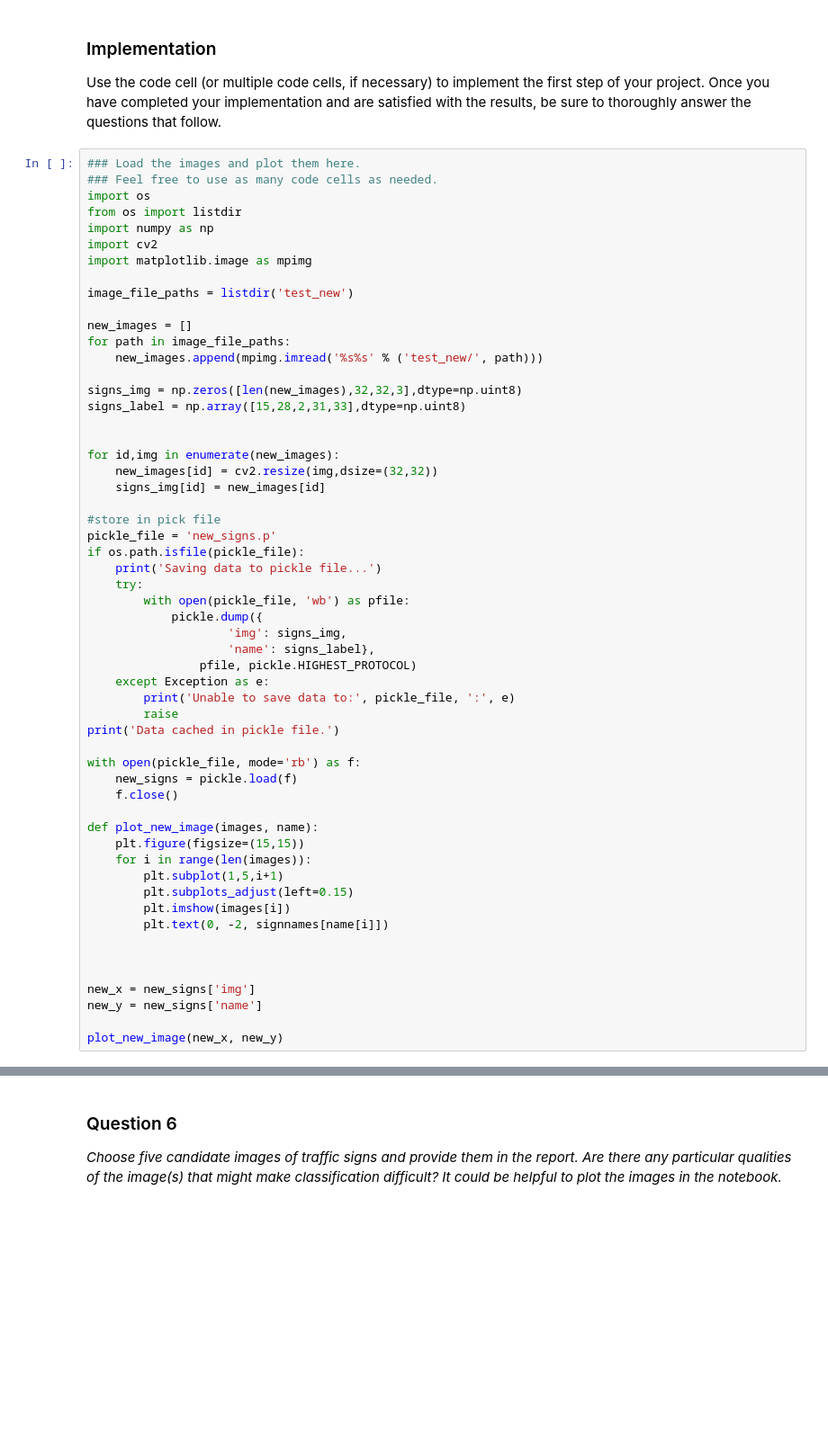
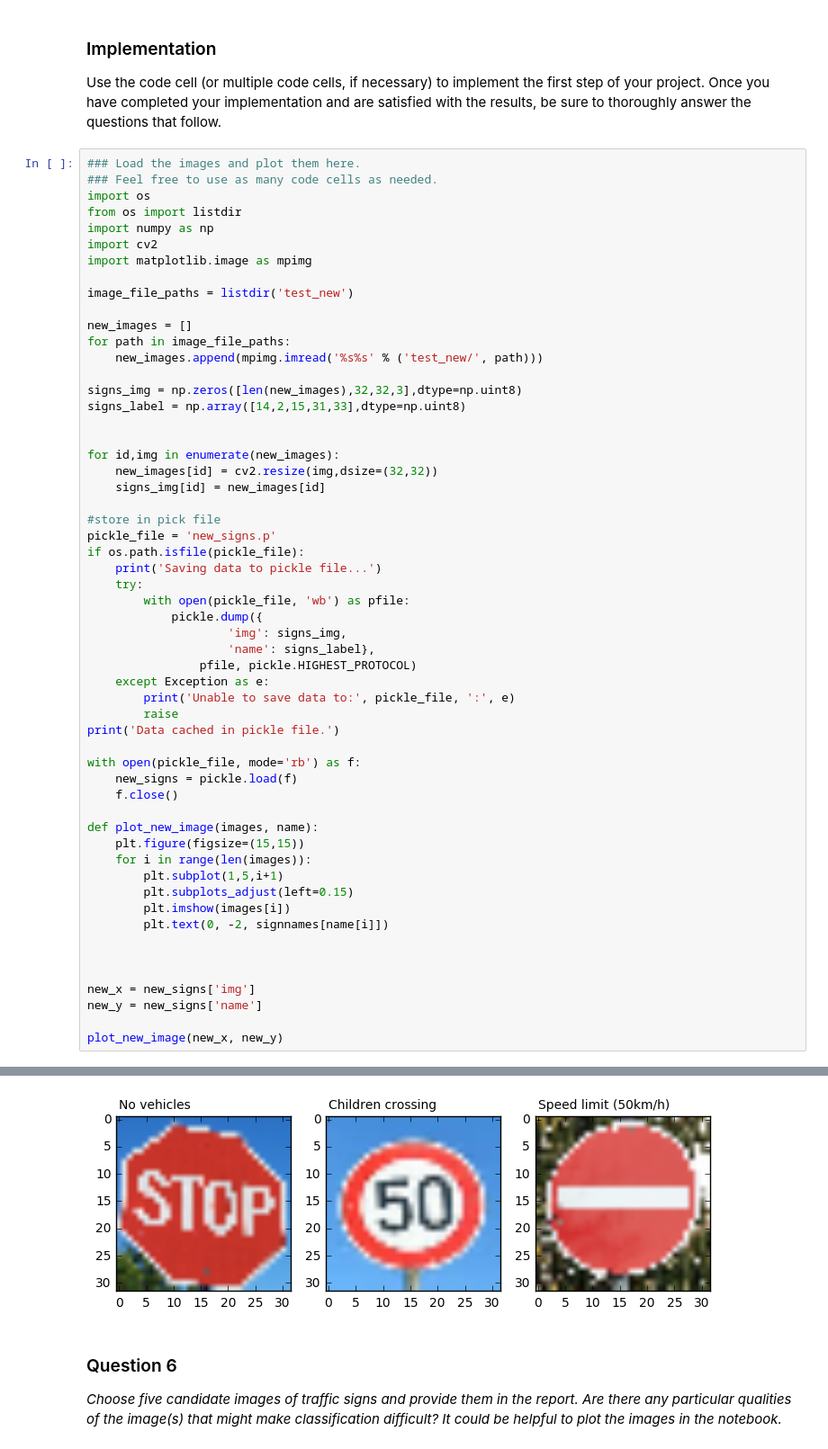
Before and after one commit to LeonYuAng3NT/Traffic_Sign_Classifier, a Jupyter notebook: Traffic_Sign_Classifier.ipynb, the cells around one changed output, grey strips where cells are left out. Shown at 90% size. Cells and saved outputs as stored; diff of their text form; blank space fills up the shorter version.

```diff
--- a/Traffic_Sign_Classifier.ipynb
+++ b/Traffic_Sign_Classifier.ipynb
@@ -396,7 +396,7 @@ for path in image_file_paths:
     new_images.append(mpimg.imread('%s%s' % ('test_new/', path)))
 
 signs_img = np.zeros([len(new_images),32,32,3],dtype=np.uint8)
-signs_label = np.array([15,28,2,31,33],dtype=np.uint8)
+signs_label = np.array([14,2,15,31,33],dtype=np.uint8)
 
 
 for id,img in enumerate(new_images):
@@ -436,3 +436,4 @@ new_x = new_signs['img']
 new_y = new_signs['name']
 
 plot_new_image(new_x, new_y)
+# %% [output]
@@ -439,3 +442,4 @@ plot_new_image(new_x, new_y)
+[figure, added]
 # %% [markdown]
 ### Question 6
 
```
Also changed, not shown: parts of 3 cells of this notebook, 3 other files.
